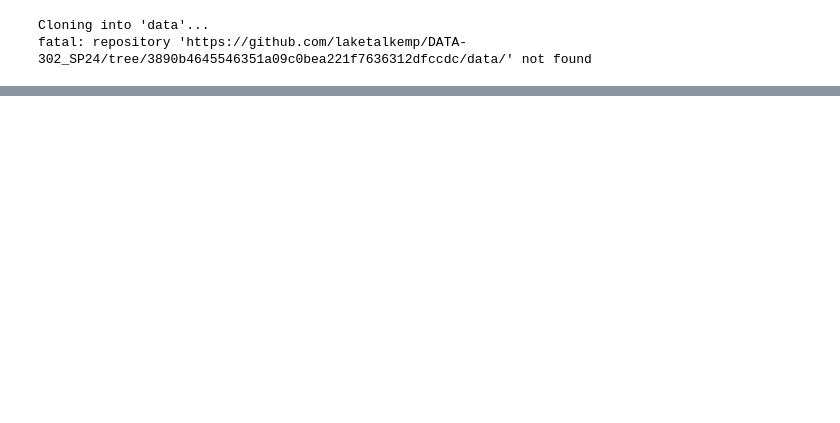
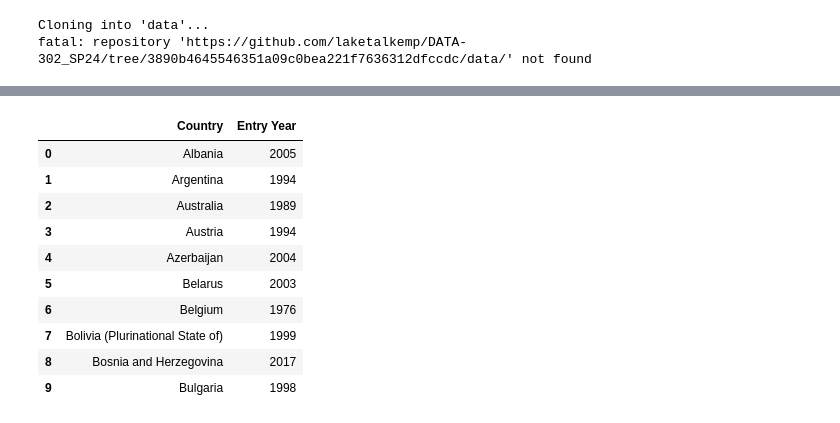
Before and after one commit to laketalkemp/DATA-302_SP24, a Jupyter notebook: CAN_mBio_Project.ipynb, the cells around one changed output, grey strips where cells are left out. Drawn from its saved outputs; the diff is of its cells as text; code cells hidden in the pictures; blank space fills up the shorter version.

```diff
--- a/CAN_mBio_Project.ipynb
+++ b/CAN_mBio_Project.ipynb
@@ -412,0 +461,14 @@ UnicodeDecodeError: 'utf-8' codec can't decode byte 0xe9 in position 111051: inv
+# %%
+upov_members.head(10)
+# %% [output]
+|  | Country | Entry Year |
+| 0 | Albania | 2005 |
+| 1 | Argentina | 1994 |
+| 2 | Australia | 1989 |
+| 3 | Austria | 1994 |
+| 4 | Azerbaijan | 2004 |
+| 5 | Belarus | 2003 |
+| 6 | Belgium | 1976 |
+| 7 | Bolivia (Plurinational State of) | 1999 |
+| 8 | Bosnia and Herzegovina | 2017 |
+| 9 | Bulgaria | 1998 |
```
Also changed, not shown: parts of 21 cells of this notebook.
